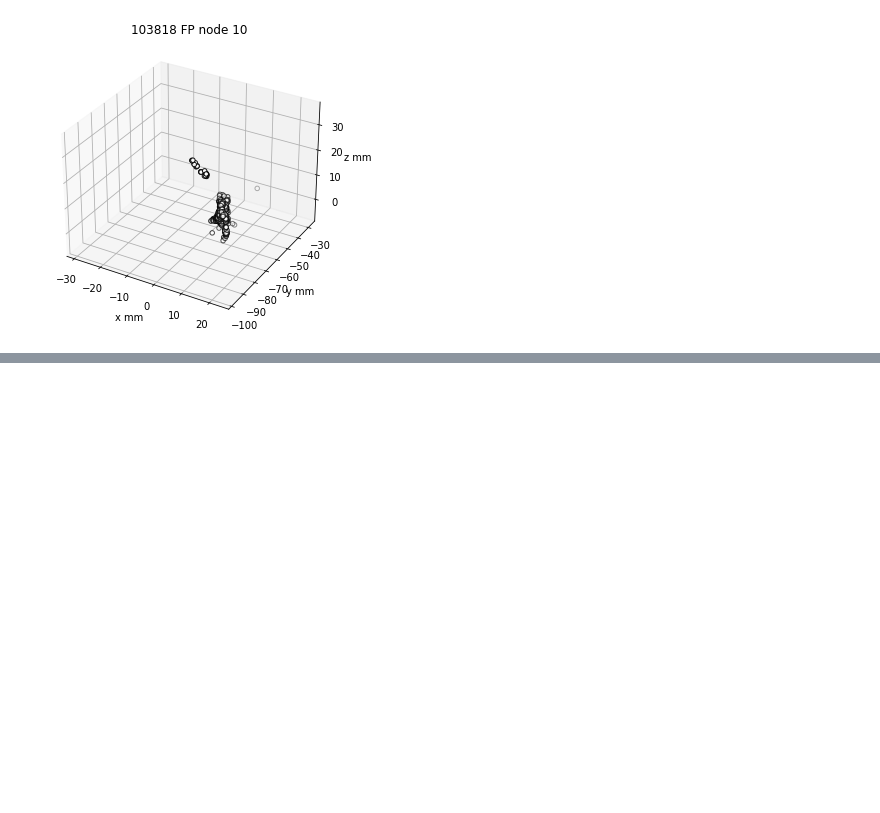
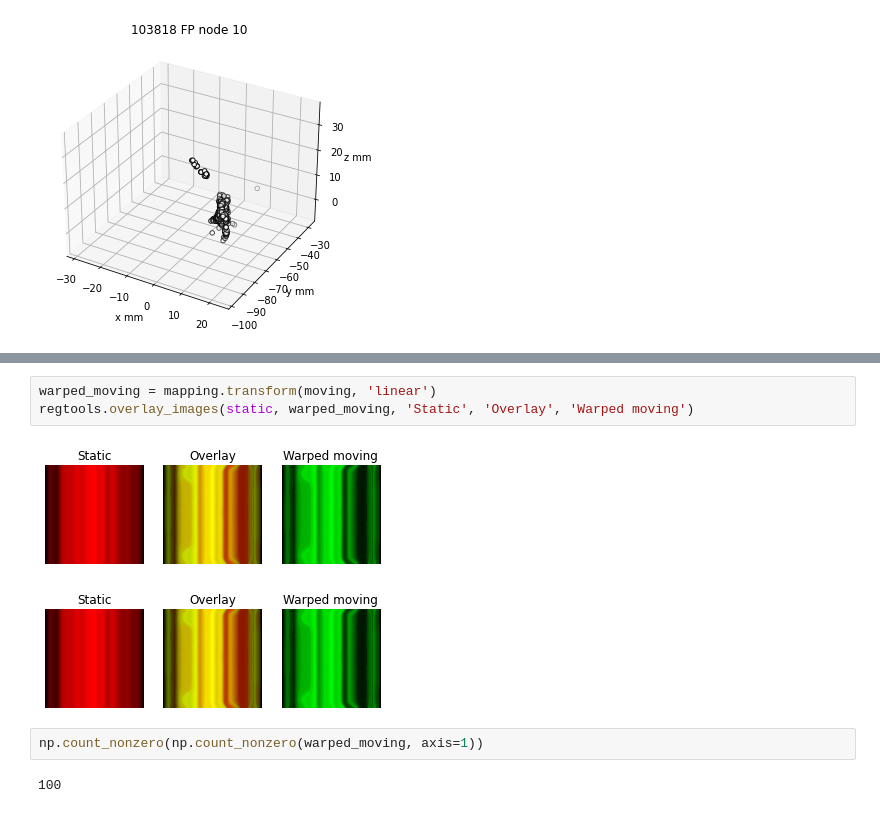
Before and after one commit to bloomdt-uw/dtw, a Jupyter notebook: dtw_test_retest_reliability.ipynb, the cells around one changed output, grey strips where cells are left out. Saved outputs shown, nothing was run; the diff lists cells and outputs as text; blank space fills up the shorter version.

```diff
--- a/dtw_test_retest_reliability.ipynb
+++ b/dtw_test_retest_reliability.ipynb
@@ -1051,0 +1210,10 @@ plot_node(f'{subject} {bundle_name}', warped_fgarray, 10)
+# %%
+warped_moving = mapping.transform(moving, 'linear')
+regtools.overlay_images(static, warped_moving, 'Static', 'Overlay', 'Warped moving')
+# %% [output]
+[figure, added]
+[figure, added]
+# %%
+np.count_nonzero(np.count_nonzero(warped_moving, axis=1))
+# %% [output]
+100
```
Also changed, not shown: parts of 29 cells of this notebook, 5 other files.
